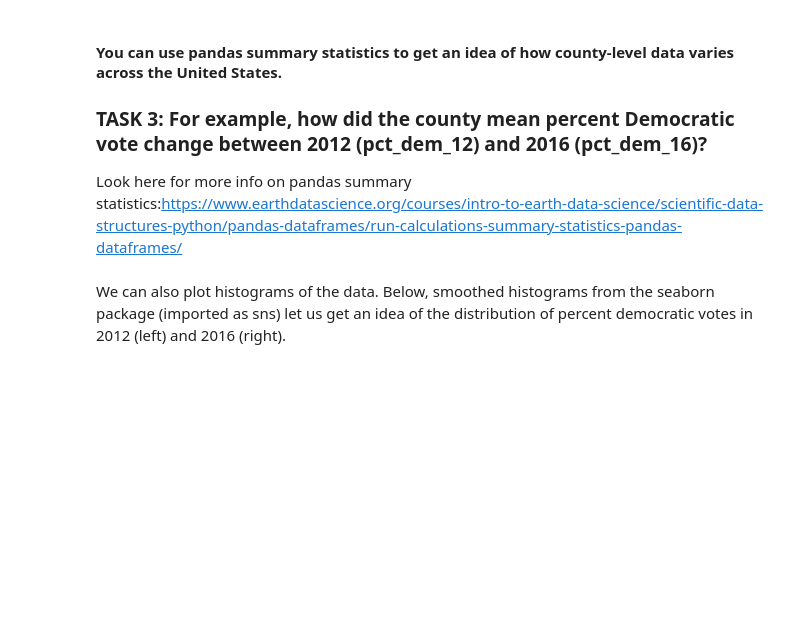
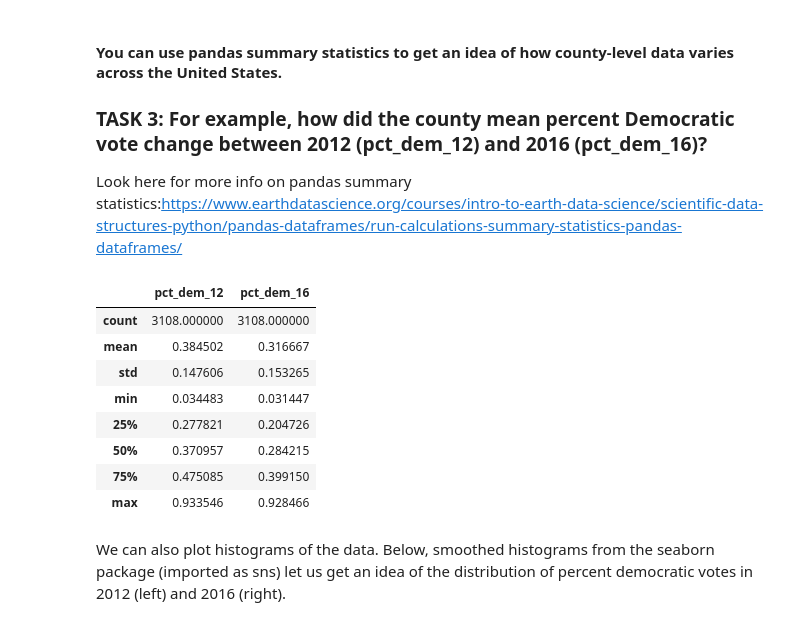
Before and after one commit to megmkoch/EnvDatSci22, a Jupyter notebook: CodeSprints/multicollinearity_methods.ipynb, the cells around one changed output. Saved outputs shown, nothing was run; the diff lists cells and outputs as text; code cells hidden in the pictures; blank space fills up the shorter version.

```diff
--- a/CodeSprints/multicollinearity_methods.ipynb
+++ b/CodeSprints/multicollinearity_methods.ipynb
@@ -144,6 +171,17 @@ for col in votes.columns:
 Look here for more info on pandas summary statistics:https://www.earthdatascience.org/courses/intro-to-earth-data-science/scientific-data-structures-python/pandas-dataframes/run-calculations-summary-statistics-pandas-dataframes/
 # %%
 #Task 3
+votes[["pct_dem_12", "pct_dem_16"]].describe()
+# %% [output]
+|  | pct_dem_12 | pct_dem_16 |
+| count | 3108.000000 | 3108.000000 |
+| mean | 0.384502 | 0.316667 |
+| std | 0.147606 | 0.153265 |
+| min | 0.034483 | 0.031447 |
+| 25% | 0.277821 | 0.204726 |
+| 50% | 0.370957 | 0.284215 |
+| 75% | 0.475085 | 0.399150 |
+| max | 0.933546 | 0.928466 |
 # %% [markdown]
 We can also plot histograms of the data. Below, smoothed histograms from the seaborn package (imported as sns) let us get an idea of the distribution of percent democratic votes in 2012 (left) and 2016 (right).
 # %%
```
Also changed, not shown: parts of 16 cells of this notebook.
